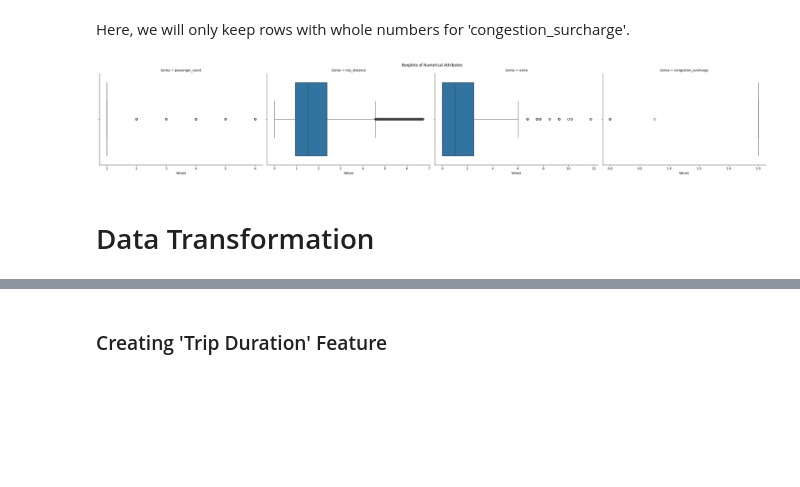
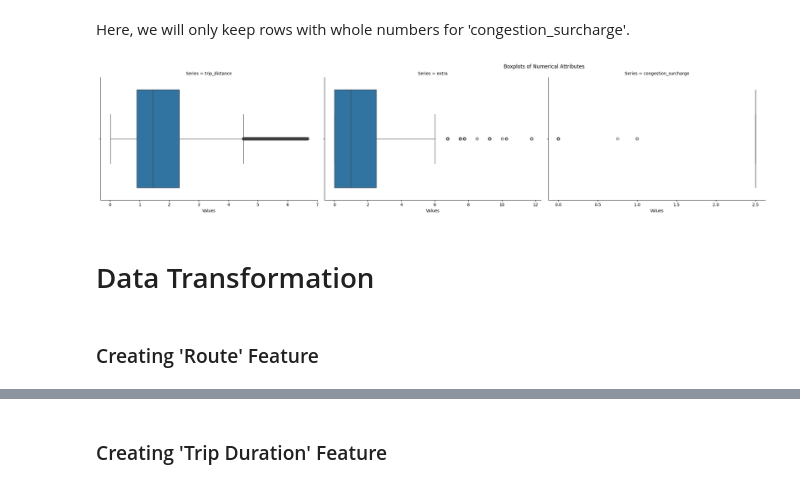
Before and after one commit to ikml-bsrn/NYC_Taxi_Trip_Duration, a Jupyter notebook: nyc_tlc_yellow.ipynb, the cells around one changed output, grey strips where cells are left out. Drawn from its saved outputs; the diff is of its cells as text; code cells hidden in the pictures; blank space fills up the shorter version.

```diff
--- a/nyc_tlc_yellow.ipynb
+++ b/nyc_tlc_yellow.ipynb
@@ -130,7 +156,7 @@ These columns does not show relevance to the target variable (Trip duration).
 # %%
 irrelevant_cols = [
     'VendorID','RatecodeID','store_and_fwd_flag',
-    'payment_type','mta_tax', 'fare_amount', 'PULocationID', 'DOLocationID',
+    'payment_type','mta_tax','fare_amount','Airport_fee','passenger_count',
     'tip_amount','tolls_amount','improvement_surcharge','total_amount'
 ]
 
@@ -199,2 +215,0 @@ Since passenger count of 1 dominates the distribution, it will be justified to i
-# %%
-yellow_taxi_df.fillna({'passenger_count':yellow_taxi_df['passenger_count'].mode()}, inplace=True)
@@ -314,4 +311,0 @@ Since Yellow taxis only allow up to 6 passengers, values above 6 are likely entr
-# %%
-yellow_taxi_df = yellow_taxi_df[(yellow_taxi_df['passenger_count'] >= 1) & (yellow_taxi_df['passenger_count'] <= 6)]
-
-sns.boxplot(yellow_taxi_df, y='passenger_count')
@@ -353,16 +344,18 @@ Here, we will only keep rows with whole numbers for 'congestion_surcharge'.
 # %%
 yellow_taxi_df = yellow_taxi_df.loc[yellow_taxi_df['congestion_surcharge'] >= 0]
 # %%
-numerical_df = pd.DataFrame(yellow_taxi_df[['passenger_count','trip_distance','extra','congestion_surcharge']])
+numerical_df = pd.DataFrame(yellow_taxi_df[['trip_distance','extra','congestion_surcharge']])
 
 numerical_melted_df = numerical_df.melt(var_name='Series',value_name='Values')
 
 graph = sns.FacetGrid(numerical_melted_df, col='Series', sharex=False, sharey=False, height=5, aspect=1.5, col_wrap=4)
 graph.map(sns.boxplot, 'Values')
 graph.fig.suptitle('Boxplots of Numerical Attributes', y=1.02)
 
 plt.show()
 # %% [output]
-[figure, old version]
+[figure, new version]
 # %% [markdown]
 # Data Transformation
+# %% [markdown]
+### Creating 'Route' Feature
```
Also changed, not shown: parts of 73 cells of this notebook, 1 other file.
